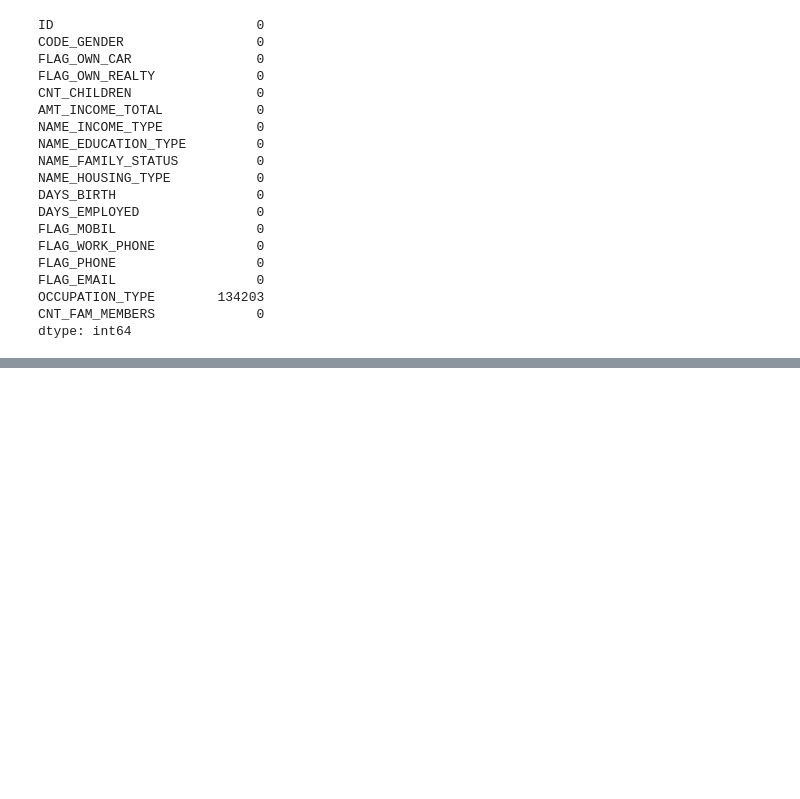
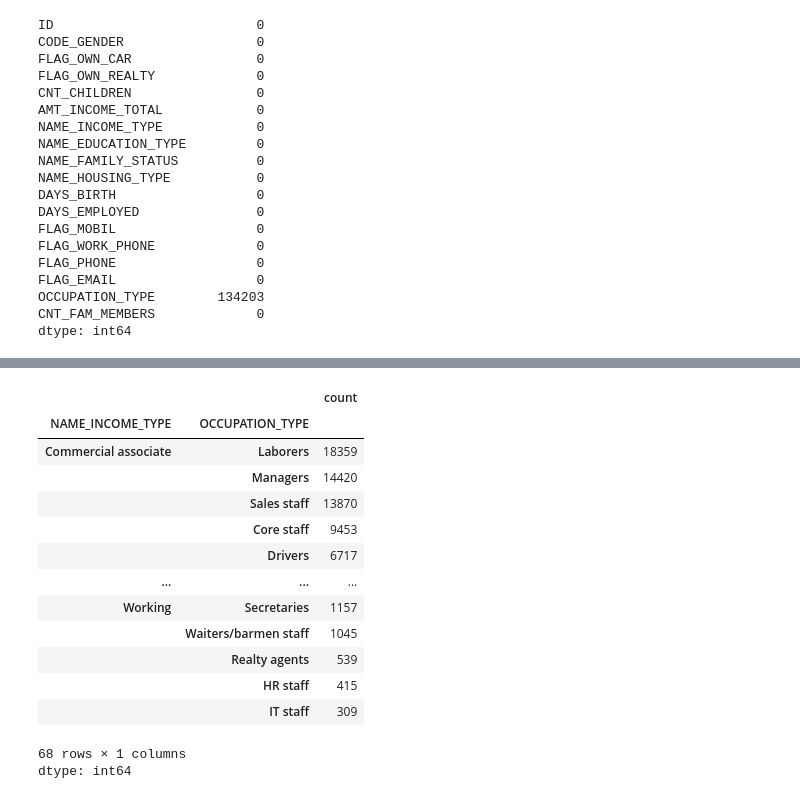
Before and after one commit to xJusTox/DMC_MachineLearning, a Jupyter notebook: EAD_SEG_y_CLASIF_APROB_TC.ipynb, the cells around one changed output, grey strips where cells are left out. Drawn from its saved outputs; the diff is of its cells as text; code cells hidden in the pictures; blank space fills up the shorter version.

```diff
--- a/EAD_SEG_y_CLASIF_APROB_TC.ipynb
+++ b/EAD_SEG_y_CLASIF_APROB_TC.ipynb
@@ -86,0 +106,19 @@ dtype: int64
+# %%
+df.groupby('NAME_INCOME_TYPE')['OCCUPATION_TYPE'].value_counts()
+#OBSERVAMOS LA RELACION ENTRE LOS TIPOS DE INGRESOS Y LOS TIPOS DE OCUPACION
+# %% [output]
+|  |  | count |
+| NAME_INCOME_TYPE | OCCUPATION_TYPE |  |
+| Commercial associate | Laborers | 18359 |
+|  | Managers | 14420 |
+|  | Sales staff | 13870 |
+|  | Core staff | 9453 |
+|  | Drivers | 6717 |
+| ... | ... | ... |
+| Working | Secretaries | 1157 |
+|  | Waiters/barmen staff | 1045 |
+|  | Realty agents | 539 |
+|  | HR staff | 415 |
+|  | IT staff | 309 |
+68 rows × 1 columns
+dtype: int64
```
Also changed, not shown: parts of 8 cells of this notebook.
